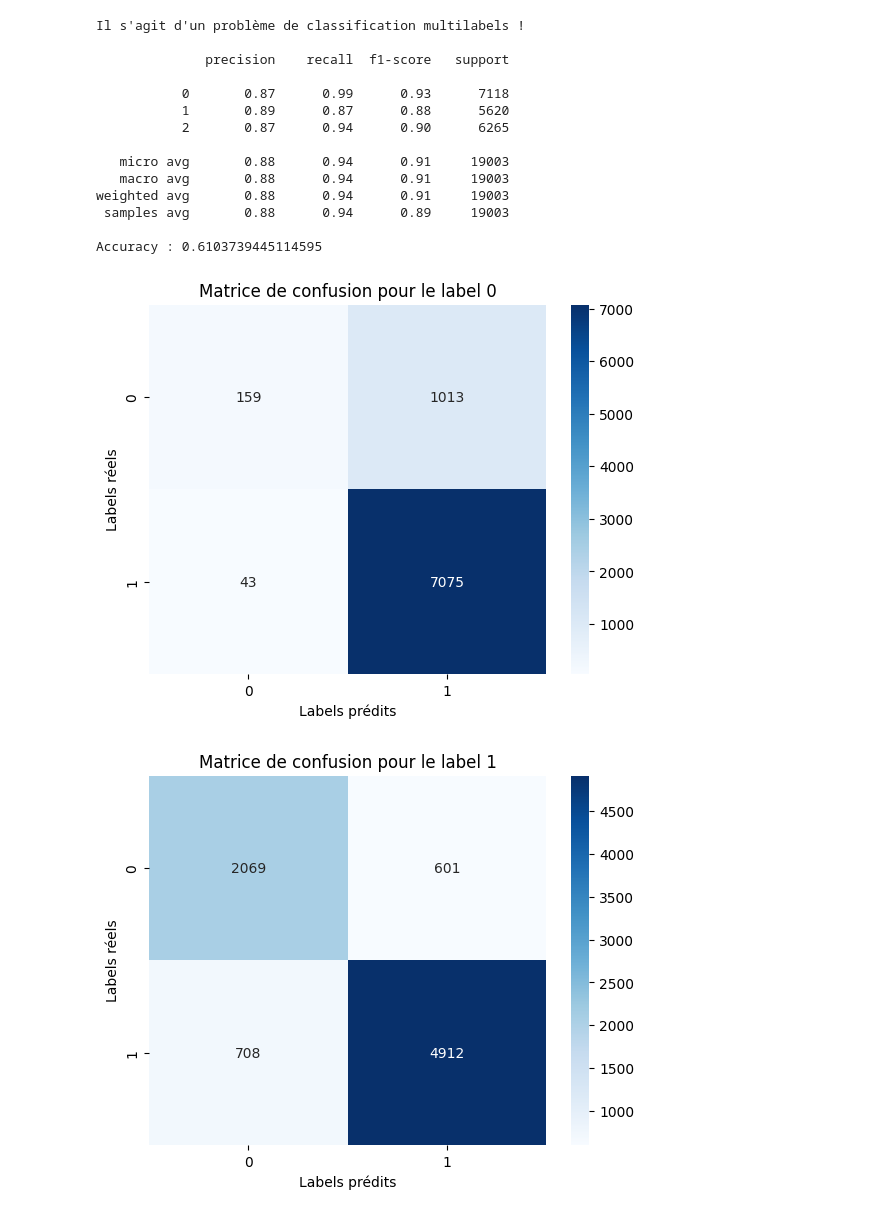
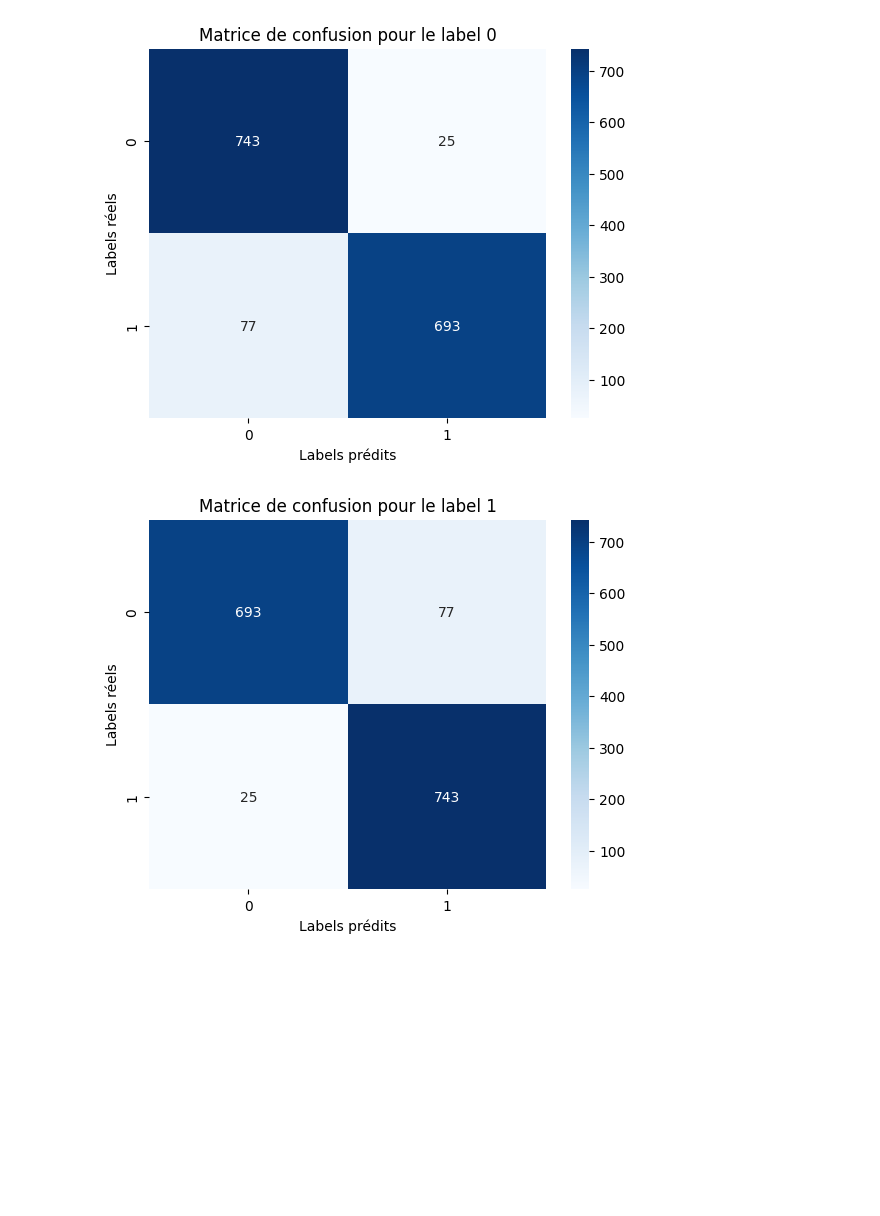
Before and after one commit to VincentPRD/AutoML, a Jupyter notebook: MachineLearningChallenge.ipynb, the cells around one changed output. Drawn from its saved outputs; the diff is of its cells as text; code cells hidden in the pictures; blank space fills up the shorter version.

```diff
--- a/MachineLearningChallenge.ipynb
+++ b/MachineLearningChallenge.ipynb
@@ -1,6 +1,6 @@
 # %%
 import automl
-data_dest="data_A"
+data_dest="data_G"
 modele = automl.AutoML()
 modele.fit(data_dest)
 modele.eval()
@@ -9,16 +20,2 @@ No Bottleneck unit testing available.
-Il s'agit d'un problème de classification multilabels !
-
-              precision    recall  f1-score   support
-
-           0       0.87      0.99      0.93      7118
-           1       0.89      0.87      0.88      5620
-           2       0.87      0.94      0.90      6265
-
-   micro avg       0.88      0.94      0.91     19003
-   macro avg       0.88      0.94      0.91     19003
-weighted avg       0.88      0.94      0.91     19003
- samples avg       0.88      0.94      0.89     19003
-
-Accuracy : 0.6103739445114595
-[figure, old version]
+[figure, new version]
-[figure, old version]
+[figure, new version]
```
Also changed, not shown: parts of 1 cell of this notebook, 1 other file.
